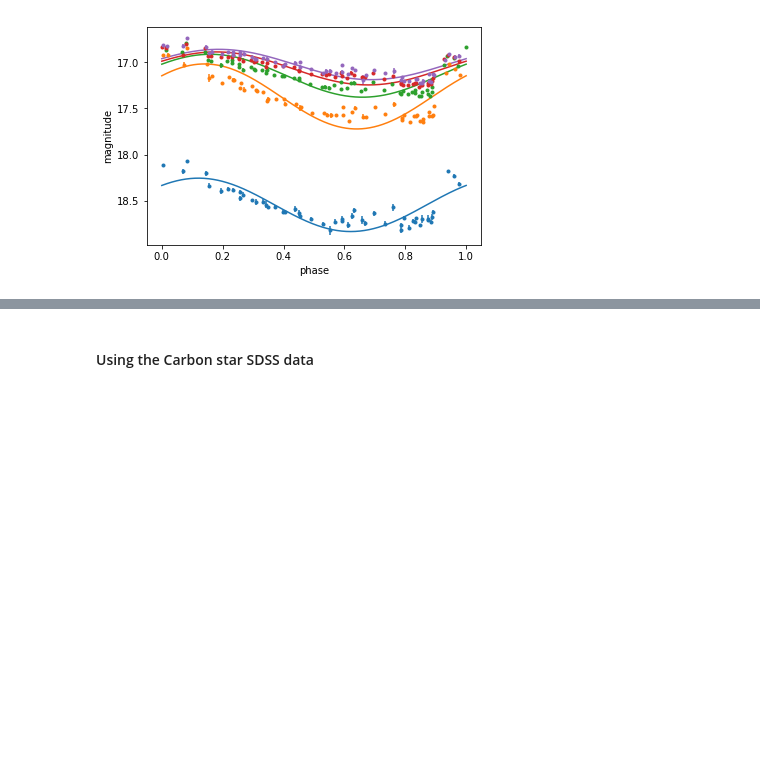
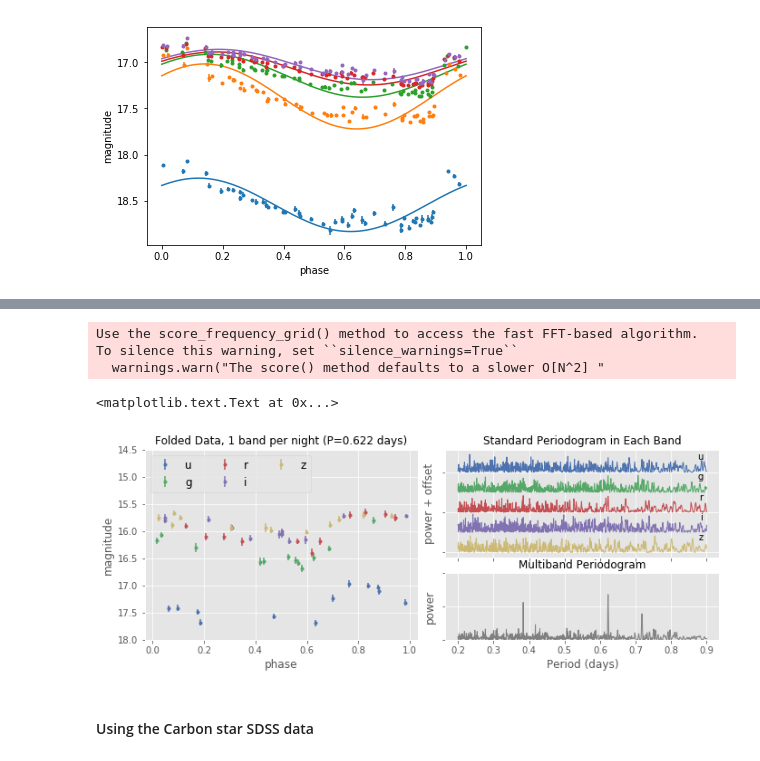
Before and after one commit to suberlak/SDSS_S82_FP_research, a Jupyter notebook: code/Read_S82_photometry.ipynb, the cells around one changed output, grey strips where cells are left out. Saved outputs shown, nothing was run; the diff lists cells and outputs as text; code cells hidden in the pictures; blank space fills up the shorter version.

```diff
--- a/code/Read_S82_photometry.ipynb
+++ b/code/Read_S82_photometry.ipynb
@@ -323,3 +334,62 @@ array([[ 18.33426568,  18.3330204 ,  18.33178348, ...,  18.33678112,
+# %%
+# Alternate between the five bands. Because the times are randomized,
+# the filter orders will also be randomized.
+filts = np.take(list('ugriz'), np.arange(Nobs), mode='wrap')
+mags = mags[np.arange(Nobs) % 5, np.arange(Nobs)]
+masks = [(filts == band) for band in 'ugriz']
+
+
+periods = np.linspace(0.2, 0.9, 1000)
+model = periodic.NaiveMultiband(BaseModel=periodic.LombScargleFast)
+model.fit(t, mags, dy, filts)
+P = model.scores(periods)
+
+fig = plt.figure(figsize=(10, 4))
+gs = plt.GridSpec(5, 2, left=0.07, right=0.95, bottom=0.15,
+                  wspace=0.1, hspace=0.6)
+ax = [fig.add_subplot(gs[:, 0]),
+      fig.add_subplot(gs[:-2, 1]),
+      fig.add_subplot(gs[-2:, 1])]
+
+for band, mask in zip('ugriz', masks):
+    ax[0].errorbar((t[mask] / rrlyrae.period) % 1,
+                   mags[mask], dy[mask],
+                   fmt='.', label=band)
+ax[0].set_ylim(18, 14.5)
+ax[0].legend(loc='upper left', fontsize=12, ncol=3)
+ax[0].set_title('Folded Data, 1 band per night (P={0:.3f} days)'
+                ''.format(rrlyrae.period), fontsize=12)
+ax[0].set_xlabel('phase')
+ax[0].set_ylabel('magnitude')
+
+for i, band in enumerate('ugriz'):
+    offset = 4 - i
+    ax[1].plot(periods, P[band] + offset, lw=1)
+    ax[1].text(0.89, 1 + offset, band, fontsize=10,
+               ha='right', va='top')
+
+ax[1].set_title('Standard Periodogram in Each Band', fontsize=12)
+ax[1].yaxis.set_major_formatter(plt.NullFormatter())
+ax[1].xaxis.set_major_formatter(plt.NullFormatter())
+ax[1].set_ylabel('power + offset')
+
+LS_multi = periodic.LombScargleMultiband(Nterms_base=1, Nterms_band=0)
+LS_multi.fit(t, mags, dy, filts)
+P_multi = LS_multi.periodogram(periods)
+ax[2].plot(periods, P_multi, lw=1, color='gray')
+
+ax[2].set_title('Multiband Periodogram', fontsize=12)
+ax[2].set_yticks([0, 0.5, 1.0])
+ax[2].set_ylim(0, 1.0)
+ax[2].yaxis.set_major_formatter(plt.NullFormatter())
+ax[2].set_xlabel('Period (days)')
+ax[2].set_ylabel('power')
+# %% [output]
+Use the score_frequency_grid() method to access the fast FFT-based algorithm.
+To silence this warning, set ``silence_warnings=True``
+  warnings.warn("The score() method defaults to a slower O[N^2] "
+<matplotlib.text.Text at 0x...>
+[figure, added]
 # %% [markdown]
 #### Using the Carbon star SDSS data
 # %%
```
Also changed, not shown: parts of 20 cells of this notebook.
